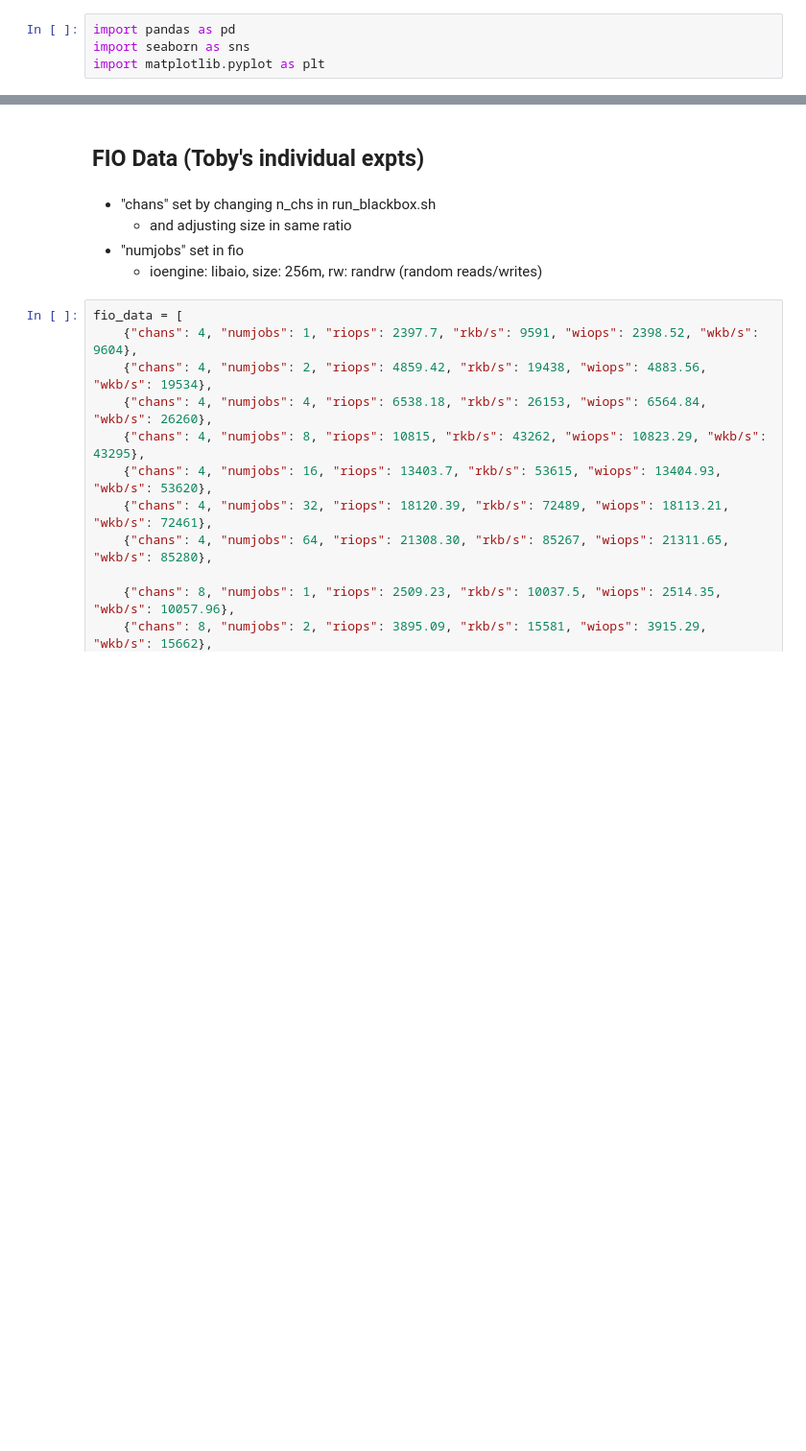
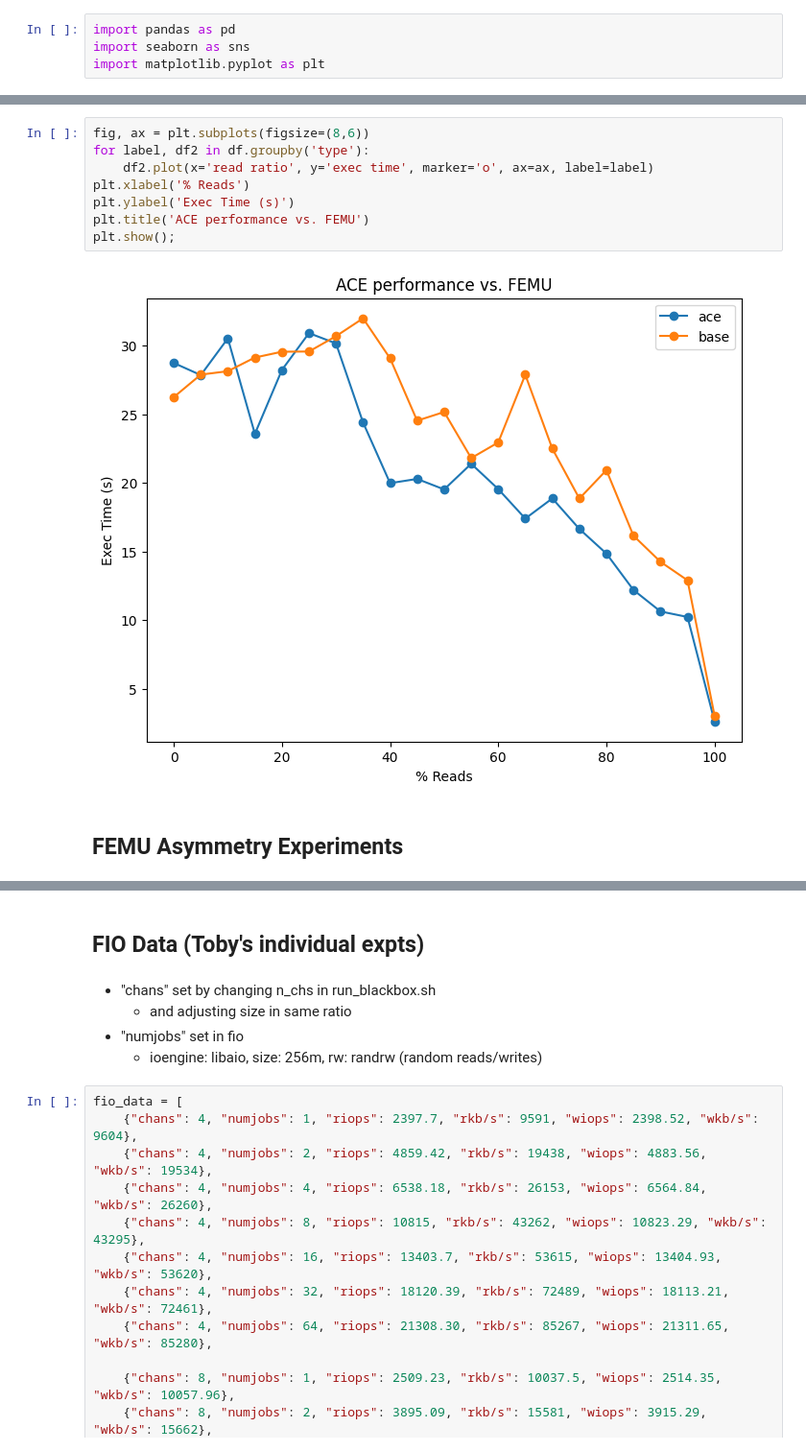
Before and after one commit to uenot/cs561-fproj-data, a Jupyter notebook: analysis.ipynb, the cells around one changed output, grey strips where cells are left out. Shown: that part at 96% size. Saved outputs shown, nothing was run; the diff lists cells and outputs as text; blank space fills up the shorter version.

Commit message:
r/w ratio add

```diff
--- a/analysis.ipynb
+++ b/analysis.ipynb
@@ -4,0 +67,12 @@ import matplotlib.pyplot as plt
+# %%
+fig, ax = plt.subplots(figsize=(8,6))
+for label, df2 in df.groupby('type'):
+    df2.plot(x='read ratio', y='exec time', marker='o', ax=ax, label=label)
+plt.xlabel('% Reads')
+plt.ylabel('Exec Time (s)')
+plt.title('ACE performance vs. FEMU')
+plt.show();
+# %% [output]
+[figure, added]
+# %% [markdown]
+## FEMU Asymmetry Experiments
```
Also changed, not shown: parts of 5 cells of this notebook.
